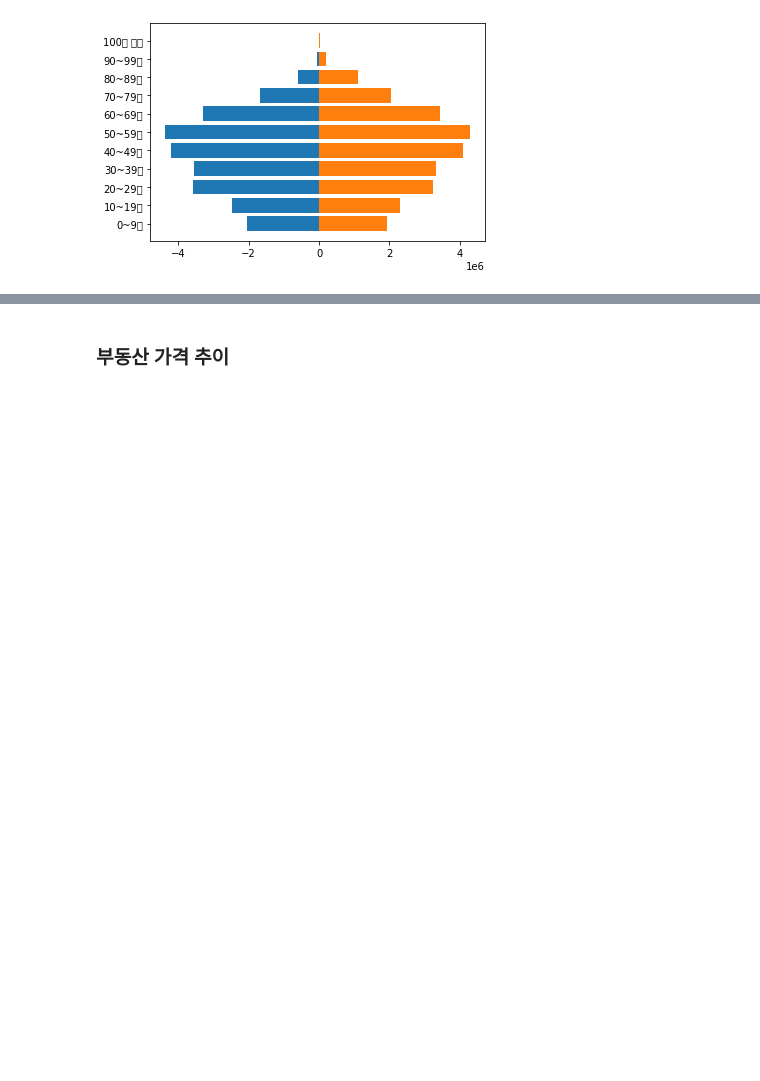
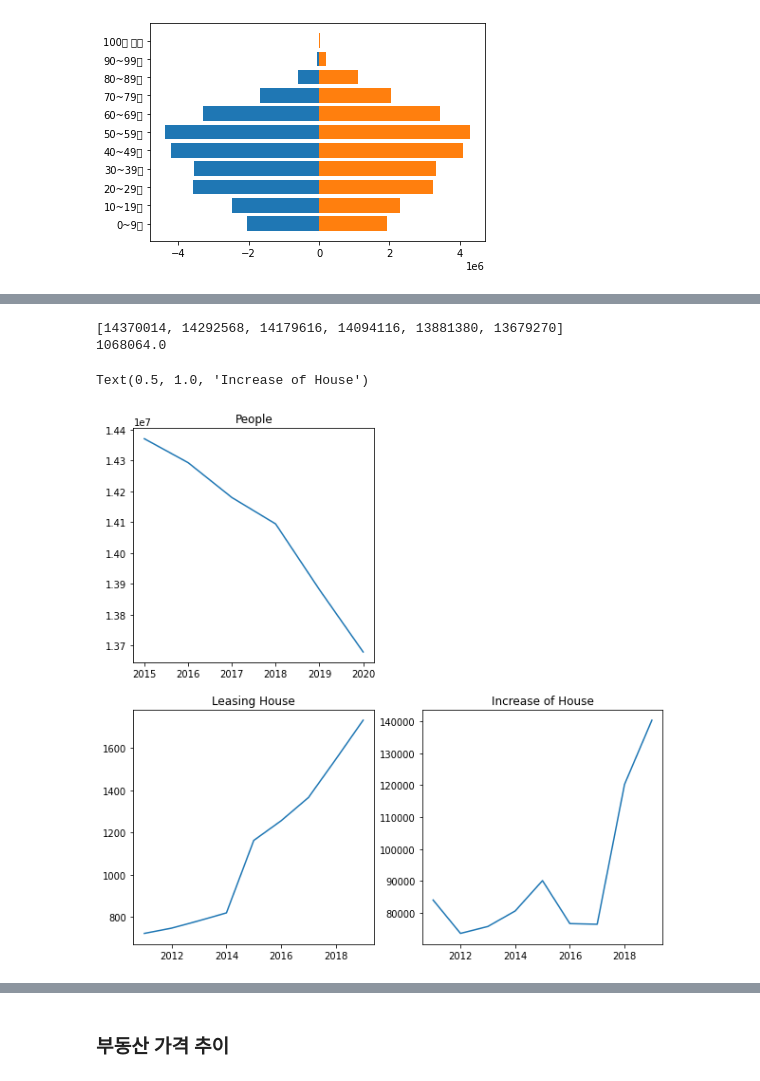
Before and after one commit to ForestHouse2316/Imdaejuteck, a Jupyter notebook: Analyzer.ipynb, the cells around one changed output, grey strips where cells are left out. Drawn from its saved outputs; the diff is of its cells as text; code cells hidden in the pictures; blank space fills up the shorter version.

```diff
--- a/Analyzer.ipynb
+++ b/Analyzer.ipynb
@@ -65,0 +73,25 @@ for year in range(2015, 2021):
+# %%
+AgeRange_m = AgeRange[2:4] # 20 ~ 39
+peopleSum = []
+for year in range(2015, 2021):
+  yearSum = 0
+  for age in AgeRange_m:
+    yearSum += (int(AgeDistribution_df[AgeDistribution_ColumnShape.replace('YEAR',str(year)).replace('GENDER','계').replace('AGE',age)][0].replace(',','')))
+  peopleSum.append(yearSum)
+print(peopleSum)
+print(TNo_ImdaeHouse)
+plt.figure(figsize=(10,10))
+plt.subplot(221)
+plt.plot(list(range(2015,2021)), peopleSum)
+plt.title('People')
+plt.subplot(223)
+plt.plot(list(range(2011,2020)), [723,	748,	783,	820,	1163,	1256,	1366,	1547,	1732]) #영구임대 포함
+plt.title('Leasing House')
+plt.subplot(224)
+plt.plot(list(range(2011, 2020)), [84065,	73619,	75778,	80629,	90144,	76690,	76482,	120274,	140371])
+plt.title('Increase of House')
+# %% [output]
+[14370014, 14292568, 14179616, 14094116, 13881380, 13679270]
+1068064.0
+Text(0.5, 1.0, 'Increase of House')
+[figure, added]
```
Also changed, not shown: parts of 7 cells of this notebook.
